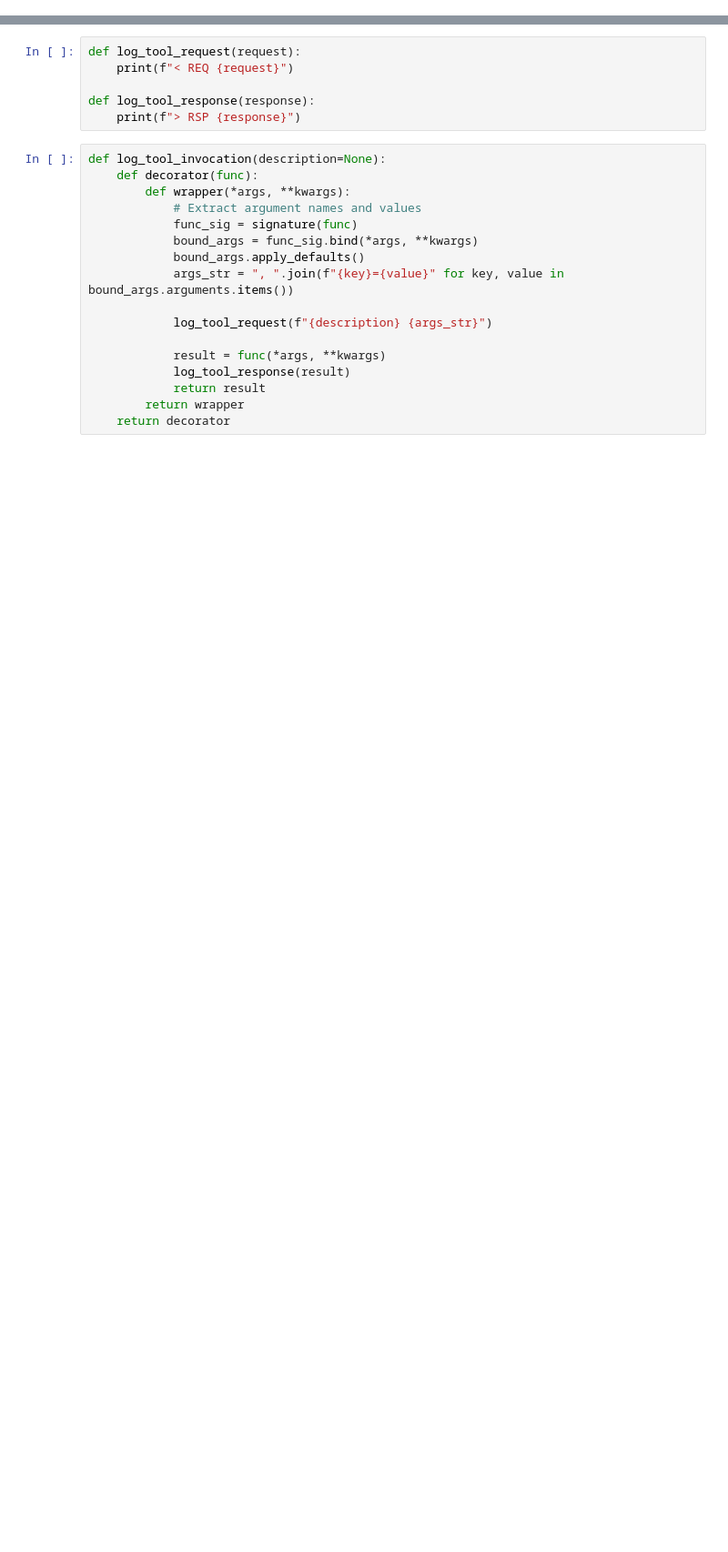
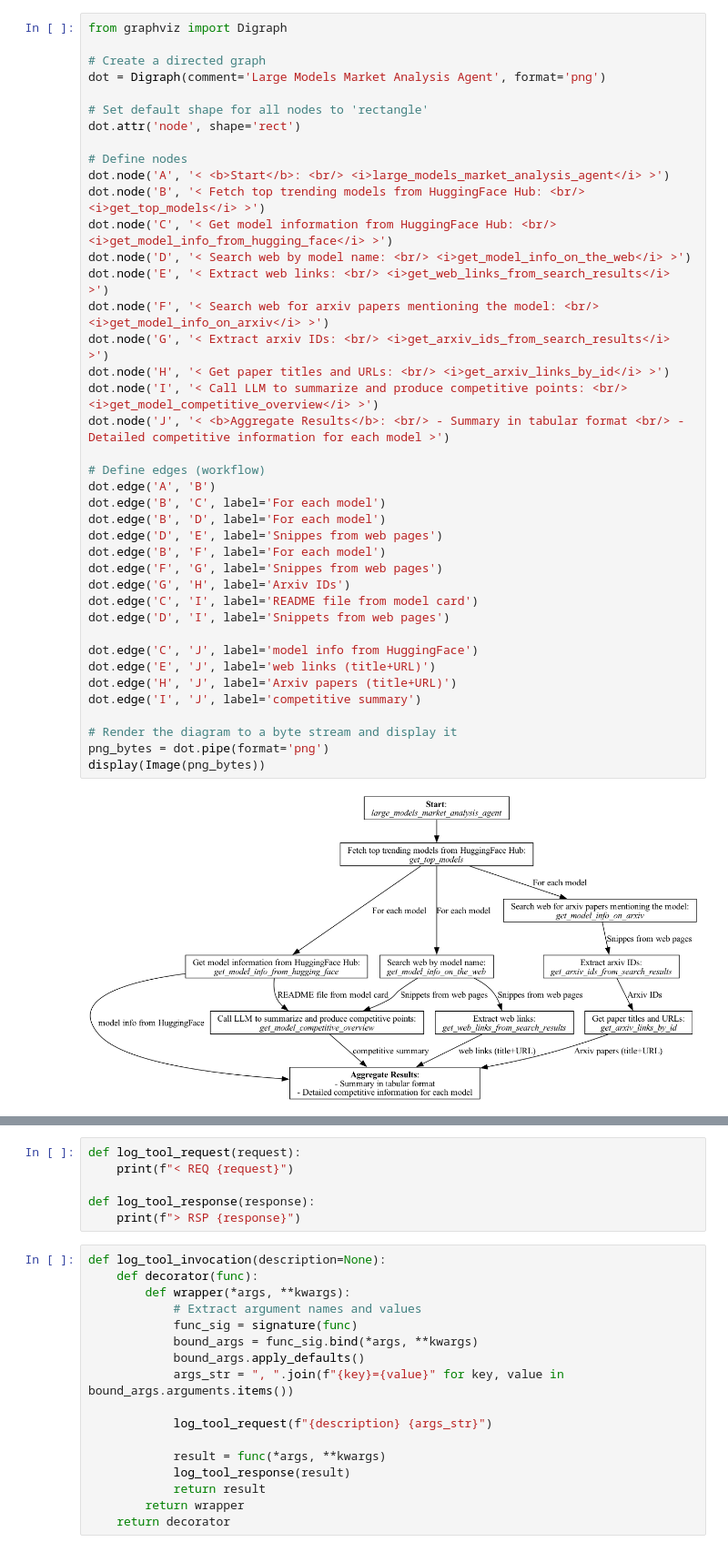
Before and after one commit to anton-dergunov/ml-playground, a Jupyter notebook: agents/llm_market_analysis_agent.ipynb, the cells around one changed output, grey strips where cells are left out. Shown at 91% size. Cells and saved outputs as stored; diff of their text form; blank space fills up the shorter version.

Commit message:
Good working version of the agent.

```diff
--- a/agents/llm_market_analysis_agent.ipynb
+++ b/agents/llm_market_analysis_agent.ipynb
@@ -31,0 +50,42 @@ llm_client = OpenAI(api_key = OPENAI_API_KEY)
+# %%
+from graphviz import Digraph
+
+# Create a directed graph
+dot = Digraph(comment='Large Models Market Analysis Agent', format='png')
+
+# Set default shape for all nodes to 'rectangle'
+dot.attr('node', shape='rect')
+
+# Define nodes
+dot.node('A', '< <b>Start</b>: <br/> <i>large_models_market_analysis_agent</i> >')
+dot.node('B', '< Fetch top trending models from HuggingFace Hub: <br/> <i>get_top_models</i> >')
+dot.node('C', '< Get model information from HuggingFace Hub: <br/> <i>get_model_info_from_hugging_face</i> >')
+dot.node('D', '< Search web by model name: <br/> <i>get_model_info_on_the_web</i> >')
+dot.node('E', '< Extract web links: <br/> <i>get_web_links_from_search_results</i> >')
+dot.node('F', '< Search web for arxiv papers mentioning the model: <br/> <i>get_model_info_on_arxiv</i> >')
+dot.node('G', '< Extract arxiv IDs: <br/> <i>get_arxiv_ids_from_search_results</i> >')
+dot.node('H', '< Get paper titles and URLs: <br/> <i>get_arxiv_links_by_id</i> >')
+dot.node('I', '< Call LLM to summarize and produce competitive points: <br/> <i>get_model_competitive_overview</i> >')
+dot.node('J', '< <b>Aggregate Results</b>: <br/> - Summary in tabular format <br/> - Detailed competitive information for each model >')
+
+# Define edges (workflow)
+dot.edge('A', 'B')
+dot.edge('B', 'C', label='For each model')
+dot.edge('B', 'D', label='For each model')
+dot.edge('D', 'E', label='Snippes from web pages')
+dot.edge('B', 'F', label='For each model')
+dot.edge('F', 'G', label='Snippes from web pages')
+dot.edge('G', 'H', label='Arxiv IDs')
+dot.edge('C', 'I', label='README file from model card')
+dot.edge('D', 'I', label='Snippets from web pages')
+
+dot.edge('C', 'J', label='model info from HuggingFace')
+dot.edge('E', 'J', label='web links (title+URL)')
+dot.edge('H', 'J', label='Arxiv papers (title+URL)')
+dot.edge('I', 'J', label='competitive summary')
+
+# Render the diagram to a byte stream and display it
+png_bytes = dot.pipe(format='png')
+display(Image(png_bytes))
+# %% [output]
+[figure, added]
```
Also changed, not shown: parts of 26 cells of this notebook.
